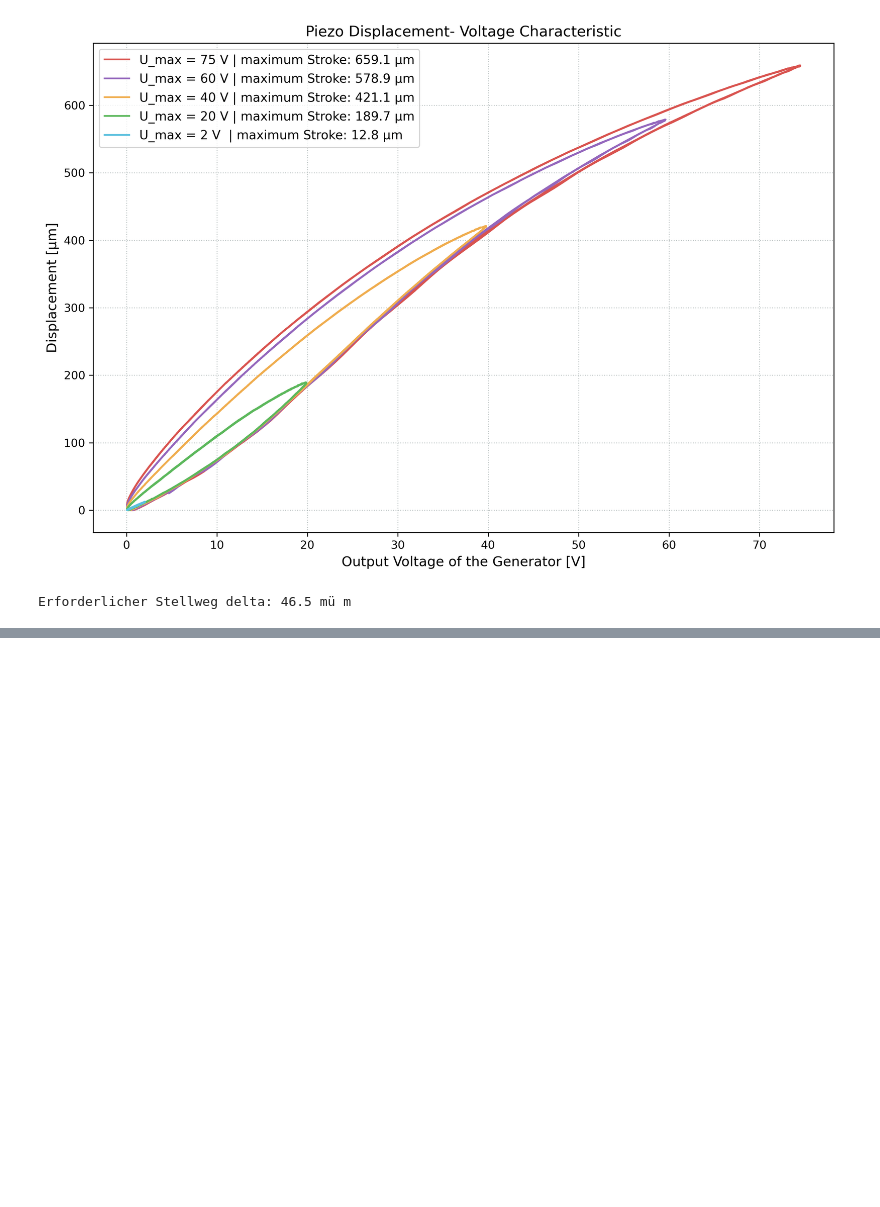
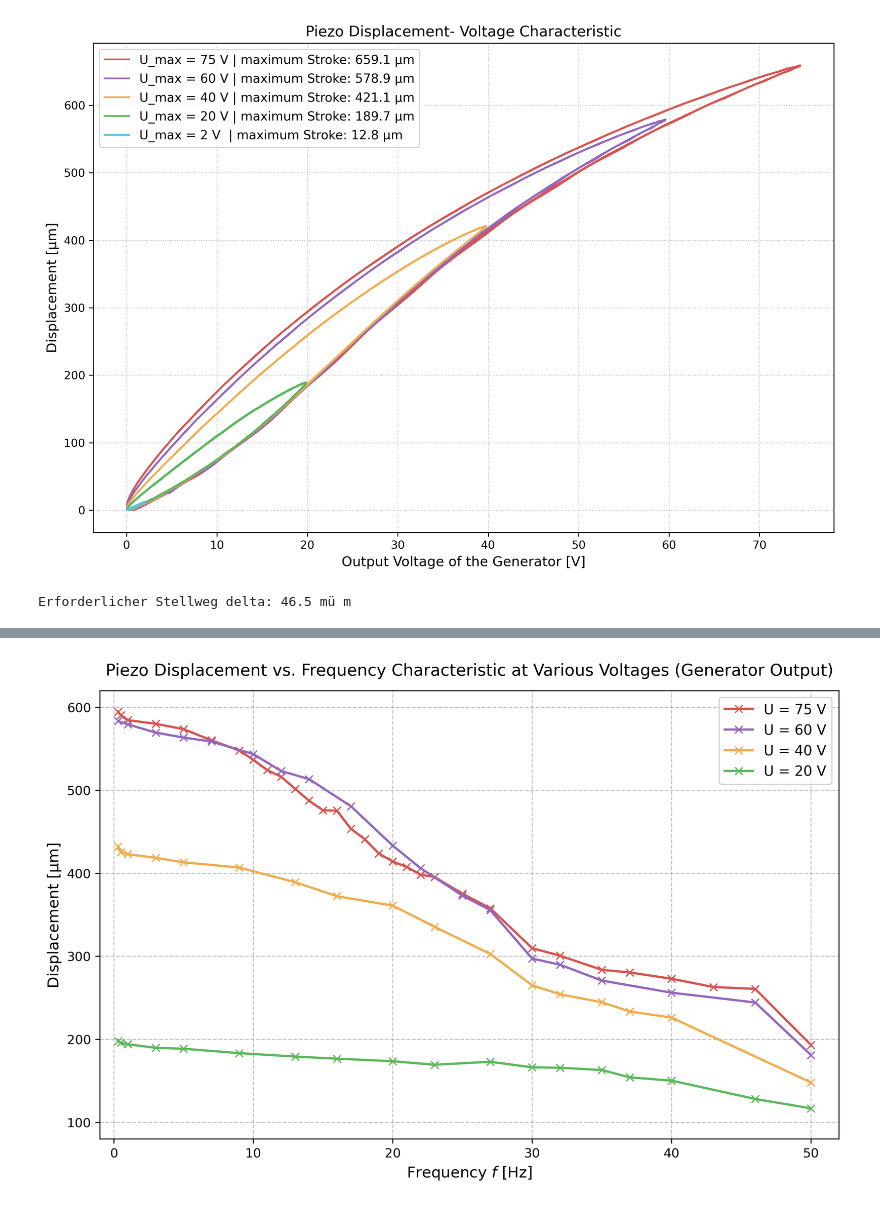
Before and after one commit to CodeTurtleT/lasercom-divergence-control, a Jupyter notebook: piezo_measure.ipynb, the cells around one changed output, grey strips where cells are left out. Cells and saved outputs as stored; diff of their text form; code cells hidden in the pictures; blank space fills up the shorter version.

```diff
--- a/piezo_measure.ipynb
+++ b/piezo_measure.ipynb
@@ -252,0 +253,84 @@ plt.show()
+# %%
+
+# Basis-Pfad für die Messdateien
+base_path = "/Users/trinity/Desktop/bachelor.thesis/measurements/piezo/"
+file_path = base_path + "values_displacemet_vs_frequency.csv"
+
+# CSV-Datei einlesen
+df = pd.read_csv(file_path)
+
+# Konfiguration der Messungen mit einheitlicher Farbpalette
+measurements = [
+    {
+        "name": "75 V",  # entspricht U: 3.75 V
+        "f_col": "f [Hz]",
+        "u_col": "U:3.75V",
+        "color": "#D9534F",
+    },
+    {
+        "name": "60 V",  # entspricht U: 3 V
+        "f_col": "f [Hz].1",
+        "u_col": "U:3V",
+        "color": "#9467BD",
+    },
+    {
+        "name": "40 V",  # entspricht U: 2 V
+        "f_col": "f [Hz].2",
+        "u_col": "U:2V",
+        "color": "#F0AD4E",
+    },
+    {
+        "name": "20 V",  # entspricht U: 1 V
+        "f_col": "f [Hz].3",
+        "u_col": "U:1V",
+        "color": "#5CB85C",
+    },
+]
+# Plot initialisieren (Seitenverhältnis passend für einspaltige Einbindung)
+plt.figure(figsize=(9, 6))
+
+for m in measurements:
+  # NaN-Werte entfernen und nach Frequenz aufsteigend sortieren
+  sub_df = df[[m["f_col"], m["u_col"]]].dropna().sort_values(by=m["f_col"])
+
+  plt.plot(
+      sub_df[m["f_col"]],
+      sub_df[m["u_col"]],
+      color=m["color"],
+      linestyle="-",
+      linewidth=1.8,
+      marker="x",
+      markersize=6,
+      label=f"U = {m['name']}",
+  )
+
+# Achsen- und Titelbeschriftung
+plt.title(
+    "Piezo Displacement vs. Frequency Characteristic at Various Voltages"
+    " (Generator Output)",
+    fontsize=13,
+    pad=12,
+)
+plt.xlabel("Frequency $f$ [Hz]", fontsize=12)
+plt.ylabel("Displacement [µm]", fontsize=12)
+
+# Gitterlinien für einheitlichen Stil
+plt.grid(True, linestyle="--", alpha=0.5)
+
+# Grenzen sauber ausrichten
+plt.xlim(left=-1, right=52)
+plt.ylim(bottom=80, top=620)
+
+# Legende formatieren
+plt.legend(loc="upper right")
+plt.tight_layout()
+
+# Direkter Export als Vektor-PDF für LaTeX
+save_path = (
+    "/Users/trinity/Desktop/bachelor.thesis/ba_plots/prototype/piezo/piezo_frequency_characteristic.pdf"
+)
+plt.savefig(save_path, format="pdf")
+
+plt.show()
+# %% [output]
+[figure, added]
```
Also changed, not shown: parts of 1 cell of this notebook.
